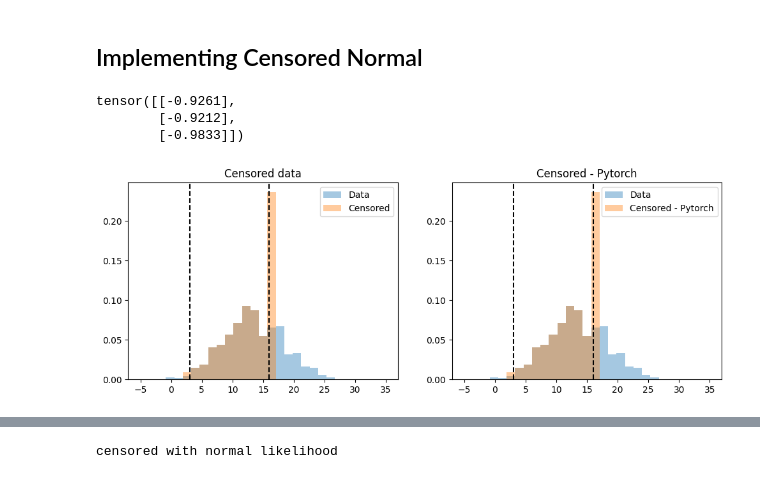
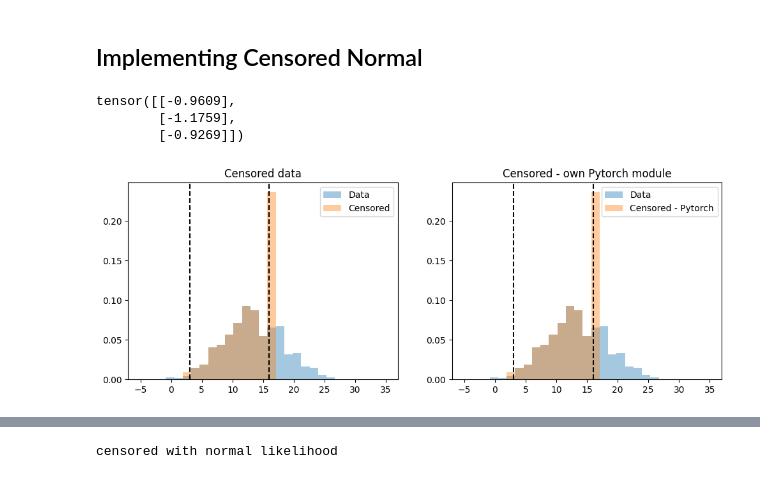
Before and after one commit to AndreaKarlova/censored_regressors, a Jupyter notebook: CensoredNormal_implementation.ipynb, the cells around one changed output, grey strips where cells are left out. Drawn from its saved outputs; the diff is of its cells as text; code cells hidden in the pictures.

Commit message:
polishing 2_Pyro_CensoredGP notebook

```diff
--- a/CensoredNormal_implementation_.ipynb
+++ b/CensoredNormal_implementation.ipynb
@@ -139,6 +139,8 @@ import torch
 from torch.distributions import constraints
 from torch.distributions.exp_family import ExponentialFamily
 from torch.distributions.utils import _standard_normal, broadcast_all
+
+from pyro.distributions.torch_distribution import TorchDistributionMixin
 
 __all__ = ["CensoredNormal"]
 
@@ -164,8 +166,10 @@ class CensoredNormal(ExponentialFamily):
     Args:
         loc (float or Tensor): mean of the base normal distribution (often referred to as mu) to which the censoring is applied
         scale (float or Tensor): standard deviation of the base normal distribution to which the censoring is applied
-        low (float or Tensor): lower censoring boundary
+        low (float or Tensor): lower censoring boundary,
         high (float or Tensor): upper censoring boundary
+
+    TODO: add compatibility for setting float('inf') to indicate one side censoring
     """
     arg_constraints = {
         "loc": constraints.real,
@@ -227,7 +231,8 @@ class CensoredNormal(ExponentialFamily):
         return rsamples.clamp(min=self.low, max=self.high)
 
 
-    def log_prob(self, value):
+    def log_prob(self, value, jitter=1e-06):
+        """jitter: used to bounce off NormCDF from 0 before applying log """
         if self._validate_args:
             self._validate_sample(value)
         # compute the variance
@@ -241,10 +246,17 @@ class CensoredNormal(ExponentialFamily):
             - math.log(math.sqrt(2 * math.pi))
          )
 
-        lower_cdf_mass = math.log(self._normal_cdf(self.low) + 1e-6) if isinstance(self._normal_cdf(self.low) + 1e-16,
-                                                                                                Number) else (self._normal_cdf(self.low) + 1e-6).log()
-        upper_cdf_mass = math.log(1 - self._normal_cdf(self.high) + 1e-6) if isinstance(1 - self._normal_cdf(self.high) + 1e-16,
-                                                                                                    Number) else (1 - self._normal_cdf(self.high) + 1e-6).log()
+        lower_censored_idx = (value <= self.low)
+        upper_censored_idx = (value >= self.high)
+        lower_cdf_mass = math.log(self._normal_cdf(self.low) + jitter) if isinstance(self._normal_cdf(self.low) + jitter,
+                                                                                                Number) else (self._normal_cdf(self.low) + jitter).log()
+        upper_cdf_mass = math.log(1 - self._normal_cdf(self.high) + jitter) if isinstance(1 - self._normal_cdf(self.high) + jitter,
+                                                                                                    Number) else (1 - self._normal_cdf(self.high) + jitter).log()
+
+        lower_cdf_mass = math.log(self._normal_cdf(self.low) + jitter) if isinstance(self._normal_cdf(self.low) + jitter,
+                                                                                                Number) else (self._normal_cdf(self.low) + jitter).log()
+        upper_cdf_mass = math.log(1 - self._normal_cdf(self.high) + jitter) if isinstance(1 - self._normal_cdf(self.high) + jitter,
+                                                                                                    Number) else (1 - self._normal_cdf(self.high) + jitter).log()
         log_probs = torch.where(value <= self.low, lower_cdf_mass, log_probs)
         log_probs = torch.where(value >= self.high, upper_cdf_mass, log_probs)
         return log_probs
@@ -275,9 +287,9 @@ m = CensoredNormal(
 m.sample(sample_shape=(3,))
 m.log_prob(m.sample(sample_shape=(3,)))
 # %% [output]
-tensor([[-0.9261],
-        [-0.9212],
-        [-0.9833]])
+tensor([[-0.9609],
+        [-1.1759],
+        [-0.9269]])
 # %%
 N = 500
 true_sigma = 5.0
@@ -319,20 +331,18 @@ y_truncated = y[y_truncated_indices]
 # %%
 # Visualize uncensored, censored and truncated data
 _, ax = plt.subplots(1,2, figsize=(12, 4))
 edges = np.linspace(-5, 35, 30)
 for ax_ in ax:
   ax_.hist(y.numpy(), bins=edges, density=True, histtype="stepfilled", alpha=0.4, label="Data")
   [ax_.axvline(x=x, c="k", ls="--") for x in [lower_bound, upper_bound]]
 
 ax[0].hist(y_censored.numpy(), bins=edges, density=True, histtype="stepfilled", alpha=0.4, label="Censored")
 ax[0].legend()
 _ = ax[0].set(title="Censored data")
 
 ax[1].hist(z.numpy(), bins=edges, density=True, histtype="stepfilled", alpha=0.4, label="Censored - Pytorch")
 ax[1].legend()
-_ = ax[1].set(title="Censored - Pytorch")
-
-#plt.savefig('dists.pdf', format='pdf')
+_ = ax[1].set(title="Censored - own Pytorch module")
 # %% [output]
-[figure, old version]
+[figure, new version]
 # %%
```
Also changed, not shown: parts of 9 cells of this notebook, 4 other files.
